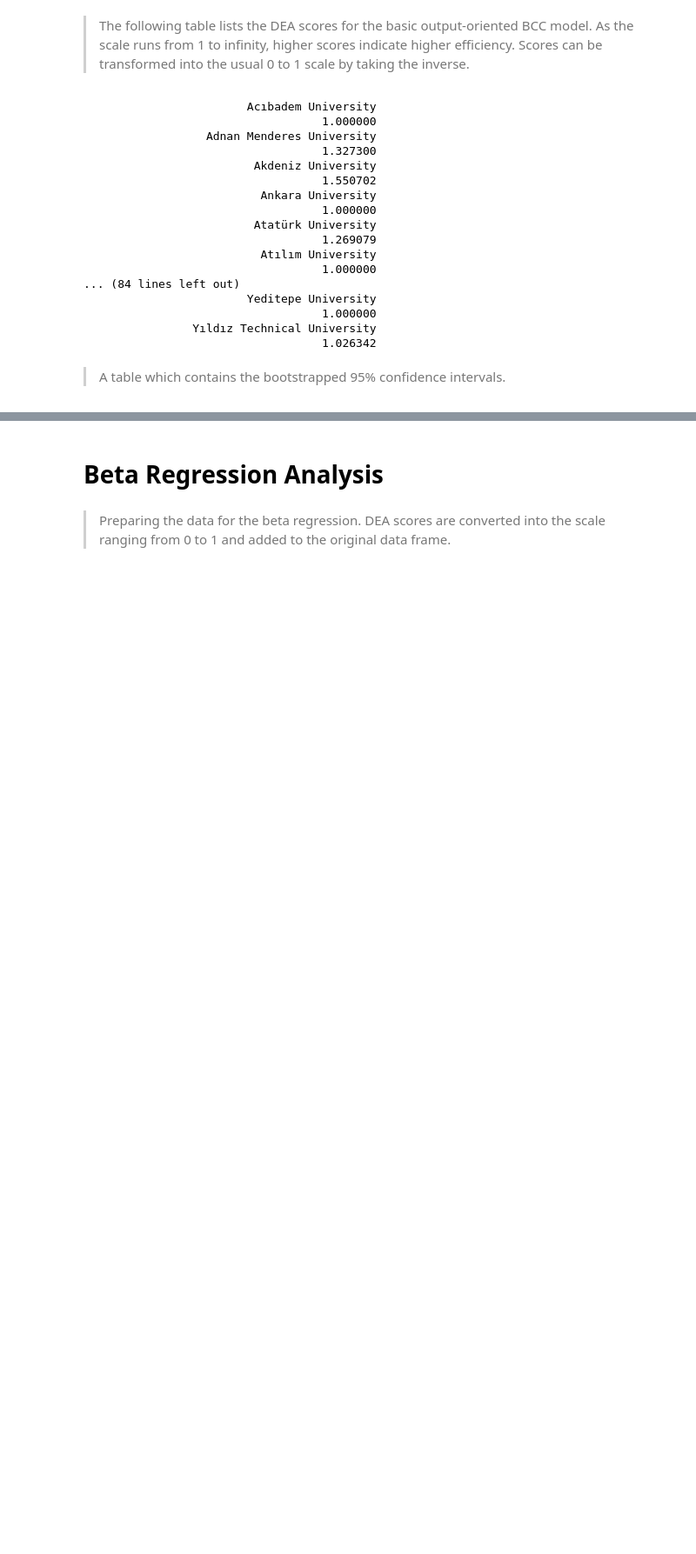
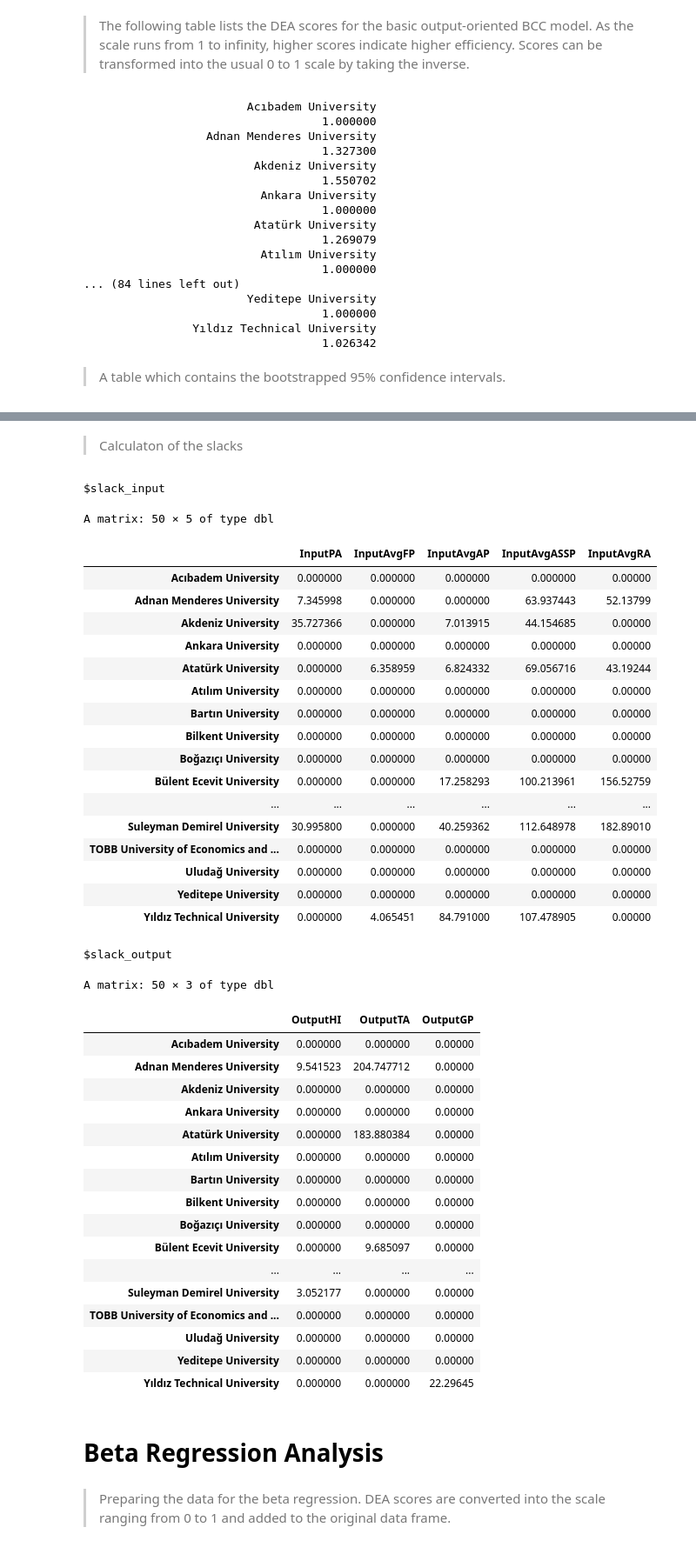
Before and after one commit to MichaelWegener/DEA-BetaRegression-TurkishHigherEducation, a Jupyter notebook: DEA_with_Bootstrapping.ipynb, the cells around one changed output, grey strips where cells are left out. Shown at 87% size. Drawn from its saved outputs; the diff is of its cells as text; code cells hidden in the pictures; blank space fills up the shorter version.

```diff
--- a/DEA_with_Bootstrapping.ipynb
+++ b/DEA_with_Bootstrapping.ipynb
@@ -22,6 +19,6 @@ Installing package into ‘/usr/local/lib/R/site-library’
 # Data Import
 > Importing the data into a deadata structure. In the original csv file, inputs are stored in columns 7, 28, 29, 30 and 31 while outputs are in columns 32, 33, and 34. The names of the DMU's are stored in column 2.
 # %%
-my_data<-read.csv("/content/DEA Bootstrapping.csv")
+my_data<-read.csv("https://raw.githubusercontent.com/MichaelWegener/DEA-BetaRegression-TurkishHigherEducation/main/DEA%20Bootstrapping.csv")
 data_example<-read_data(my_data, inputs = c(7,28,29,30,31), outputs = c(32,33,34), dmus = c(2))
 # %% [markdown]
@@ -82,3 +79,48 @@ A data.frame: 50 × 2
+# %% [markdown]
+
+> Calculaton of the slacks
+# %%
+results_basic<-model_basic(datadea = data_example, rts = "vrs", orientation = "oo")
+slacks(results_basic)
+# %% [output]
+$slack_input
+A matrix: 50 × 5 of type dbl
+|  | InputPA | InputAvgFP | InputAvgAP | InputAvgASSP | InputAvgRA |
+| Acıbadem University | 0.000000 | 0.000000 | 0.000000 | 0.000000 | 0.00000 |
+| Adnan Menderes University | 7.345998 | 0.000000 | 0.000000 | 63.937443 | 52.13799 |
+| Akdeniz University | 35.727366 | 0.000000 | 7.013915 | 44.154685 | 0.00000 |
+| Ankara University | 0.000000 | 0.000000 | 0.000000 | 0.000000 | 0.00000 |
+| Atatürk University | 0.000000 | 6.358959 | 6.824332 | 69.056716 | 43.19244 |
+| Atılım University | 0.000000 | 0.000000 | 0.000000 | 0.000000 | 0.00000 |
+| Bartın University | 0.000000 | 0.000000 | 0.000000 | 0.000000 | 0.00000 |
+| Bilkent University | 0.000000 | 0.000000 | 0.000000 | 0.000000 | 0.00000 |
+| Boğazıçı University | 0.000000 | 0.000000 | 0.000000 | 0.000000 | 0.00000 |
+| Bülent Ecevit University | 0.000000 | 0.000000 | 17.258293 | 100.213961 | 156.52759 |
+| ... | ... | ... | ... | ... | ... |
+| Suleyman Demirel University | 30.995800 | 0.000000 | 40.259362 | 112.648978 | 182.89010 |
+| TOBB University of Economics and ... | 0.000000 | 0.000000 | 0.000000 | 0.000000 | 0.00000 |
+| Uludağ University | 0.000000 | 0.000000 | 0.000000 | 0.000000 | 0.00000 |
+| Yeditepe University | 0.000000 | 0.000000 | 0.000000 | 0.000000 | 0.00000 |
+| Yıldız Technical University | 0.000000 | 4.065451 | 84.791000 | 107.478905 | 0.00000 |
+$slack_output
+A matrix: 50 × 3 of type dbl
+|  | OutputHI | OutputTA | OutputGP |
+| Acıbadem University | 0.000000 | 0.000000 | 0.00000 |
+| Adnan Menderes University | 9.541523 | 204.747712 | 0.00000 |
+| Akdeniz University | 0.000000 | 0.000000 | 0.00000 |
+| Ankara University | 0.000000 | 0.000000 | 0.00000 |
+| Atatürk University | 0.000000 | 183.880384 | 0.00000 |
+| Atılım University | 0.000000 | 0.000000 | 0.00000 |
+| Bartın University | 0.000000 | 0.000000 | 0.00000 |
+| Bilkent University | 0.000000 | 0.000000 | 0.00000 |
+| Boğazıçı University | 0.000000 | 0.000000 | 0.00000 |
+| Bülent Ecevit University | 0.000000 | 9.685097 | 0.00000 |
+| ... | ... | ... | ... |
+| Suleyman Demirel University | 3.052177 | 0.000000 | 0.00000 |
+| TOBB University of Economics and ... | 0.000000 | 0.000000 | 0.00000 |
+| Uludağ University | 0.000000 | 0.000000 | 0.00000 |
+| Yeditepe University | 0.000000 | 0.000000 | 0.00000 |
+| Yıldız Technical University | 0.000000 | 0.000000 | 22.29645 |
 # %% [markdown]
 # Beta Regression Analysis
 # %% [markdown]
```
Also changed, not shown: parts of 4 cells of this notebook.
